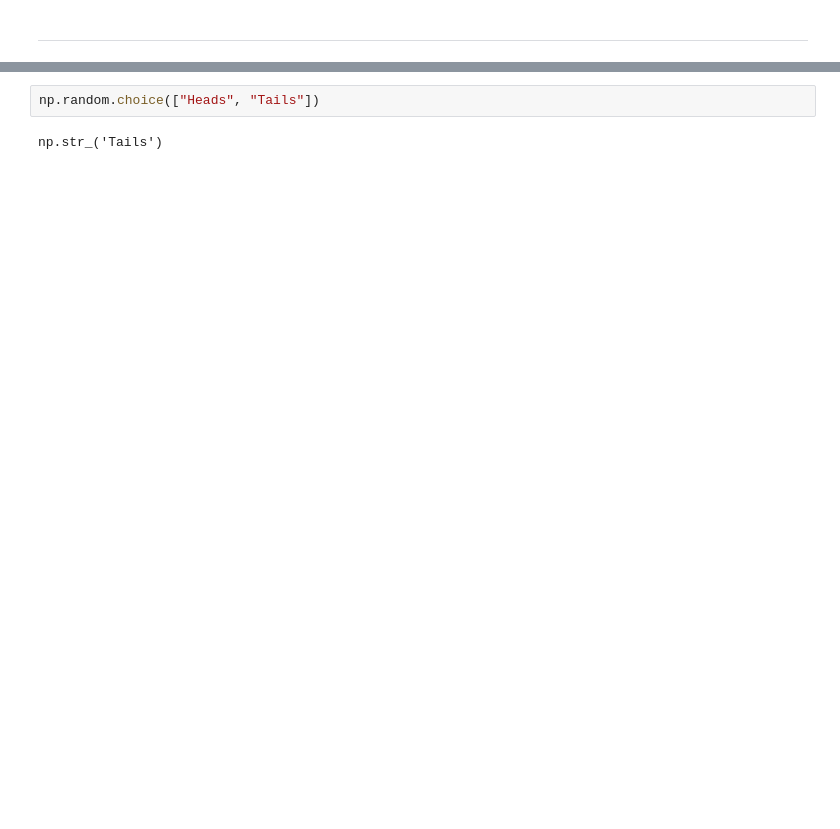
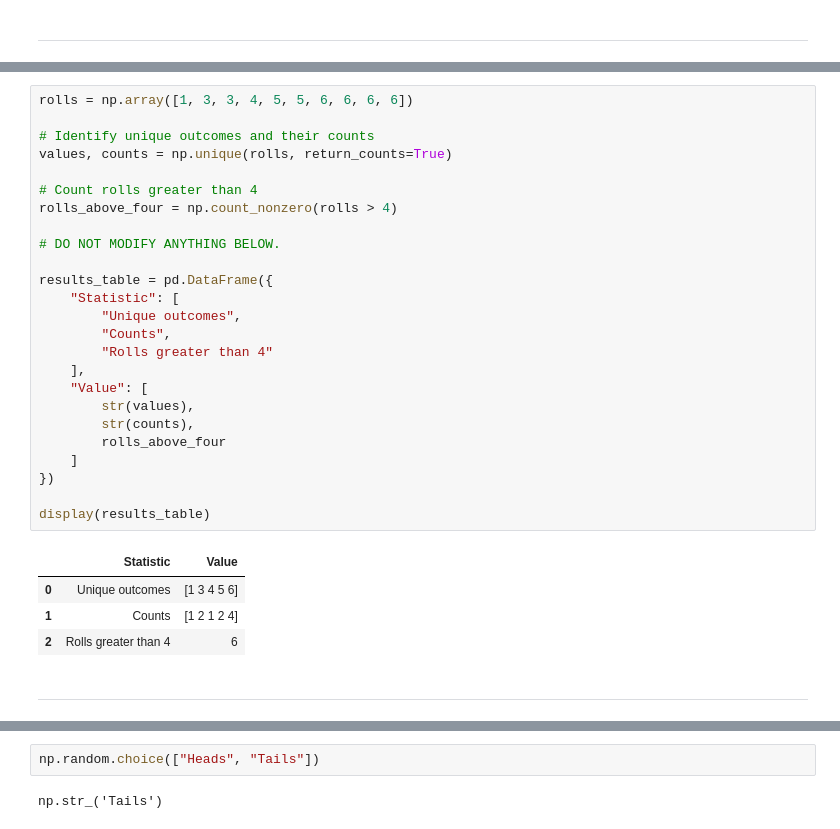
Before and after one commit to kyleduongg/introduction-to-simulation, a Jupyter notebook: introductiontosimulation.ipynb, the cells around one changed output, grey strips where cells are left out. Cells and saved outputs as stored; diff of their text form; blank space fills up the shorter version.

```diff
--- a/introductiontosimulation.ipynb
+++ b/introductiontosimulation.ipynb
@@ -76,0 +414,32 @@ import pandas as pd
+# %%
+rolls = np.array([1, 3, 3, 4, 5, 5, 6, 6, 6, 6])
+
+# Identify unique outcomes and their counts
+values, counts = np.unique(rolls, return_counts=True)
+
+# Count rolls greater than 4
+rolls_above_four = np.count_nonzero(rolls > 4)
+
+# DO NOT MODIFY ANYTHING BELOW.
+
+results_table = pd.DataFrame({
+    "Statistic": [
+        "Unique outcomes",
+        "Counts",
+        "Rolls greater than 4"
+    ],
+    "Value": [
+        str(values),
+        str(counts),
+        rolls_above_four
+    ]
+})
+
+display(results_table)
+# %% [output]
+|  | Statistic | Value |
+| 0 | Unique outcomes | [1 3 4 5 6] |
+| 1 | Counts | [1 2 1 2 4] |
+| 2 | Rolls greater than 4 | 6 |
+# %% [markdown]
+---
```
Also changed, not shown: parts of 119 cells of this notebook.
